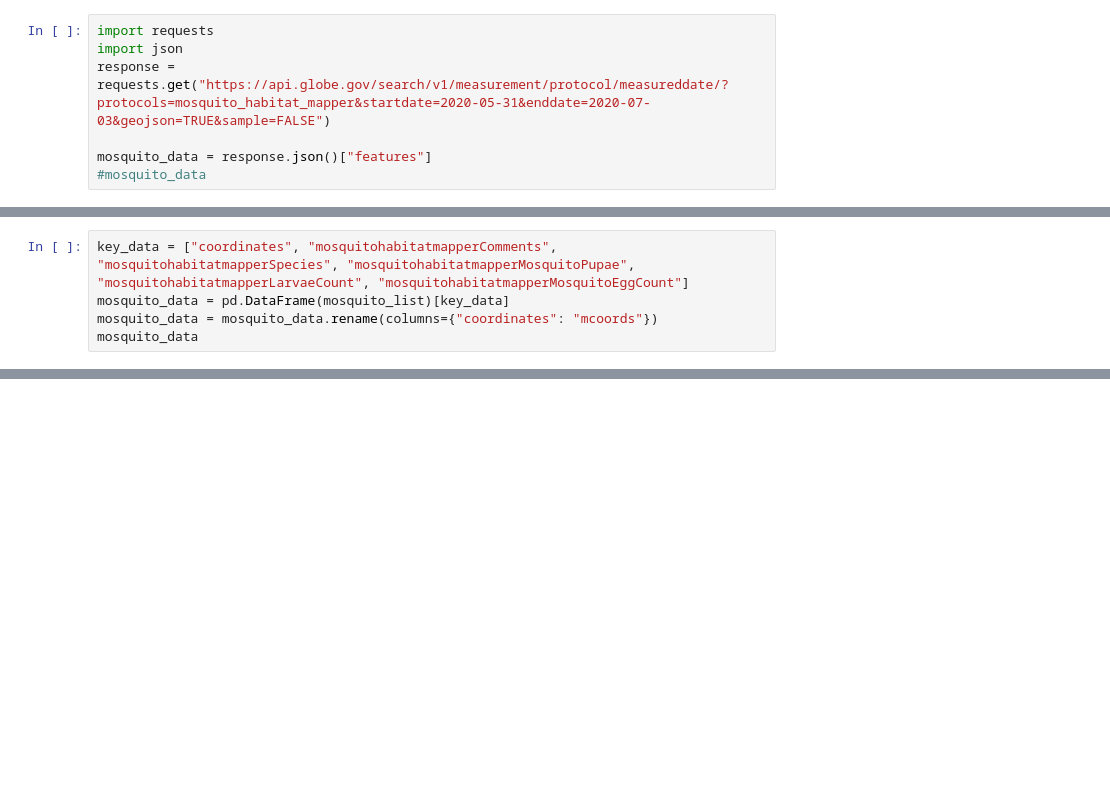
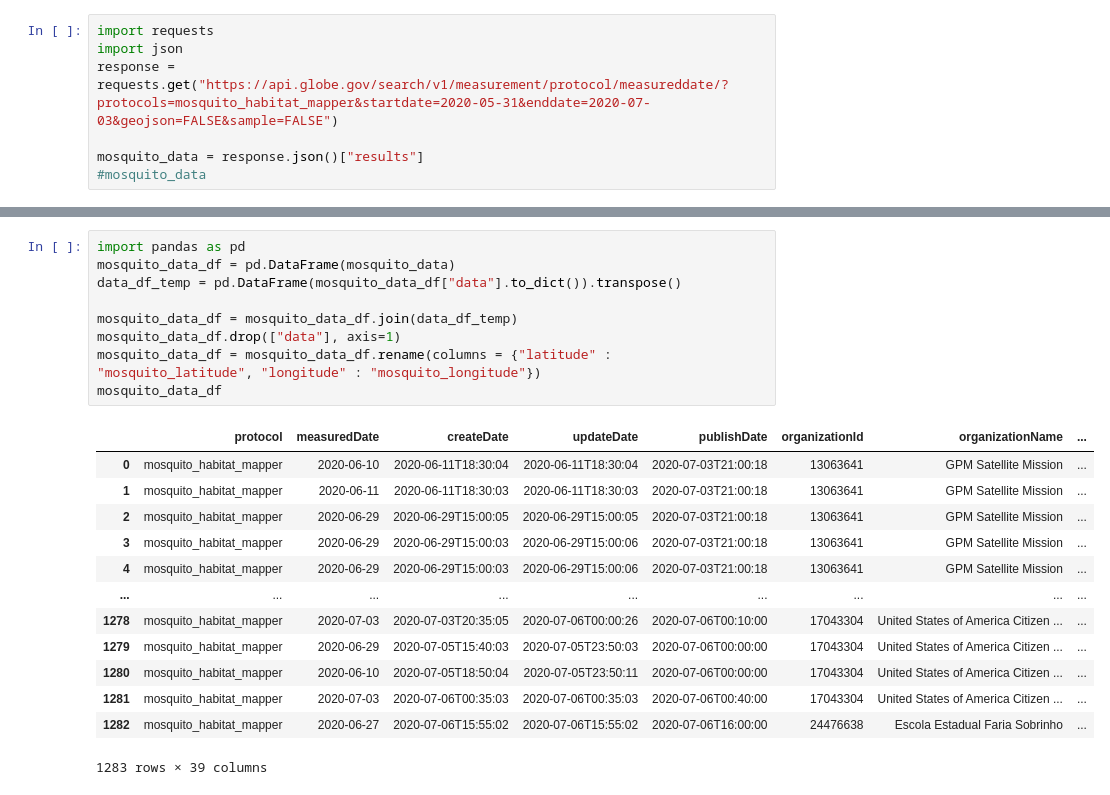
Before and after one commit to Piphi5/MosquitoAndLandcover, a Jupyter notebook: Testing Globe API.ipynb, the cells around one changed output, grey strips where cells are left out. Drawn from its saved outputs; the diff is of its cells as text; blank space fills up the shorter version.

```diff
--- a/Testing Globe API.ipynb
+++ b/Testing Globe API.ipynb
@@ -1,7 +1,7 @@
 # %%
 import requests
 import json
-response = requests.get("https://api.globe.gov/search/v1/measurement/protocol/measureddate/?protocols=mosquito_habitat_mapper&startdate=2020-05-31&enddate=2020-07-03&geojson=TRUE&sample=FALSE")
+response = requests.get("https://api.globe.gov/search/v1/measurement/protocol/measureddate/?protocols=mosquito_habitat_mapper&startdate=2020-05-31&enddate=2020-07-03&geojson=FALSE&sample=FALSE")
 
-mosquito_data = response.json()["features"]
+mosquito_data = response.json()["results"]
 #mosquito_data
@@ -16,5 +7,0 @@ for index, row in data_df_mosquito.iterrows():
-# %%
-key_data = ["coordinates", "mosquitohabitatmapperComments", "mosquitohabitatmapperSpecies", "mosquitohabitatmapperMosquitoPupae", "mosquitohabitatmapperLarvaeCount", "mosquitohabitatmapperMosquitoEggCount"]
-mosquito_data = pd.DataFrame(mosquito_list)[key_data]
-mosquito_data = mosquito_data.rename(columns={"coordinates": "mcoords"})
-mosquito_data
@@ -34,0 +8,23 @@ mosquito_data
+# %%
+import pandas as pd
+mosquito_data_df = pd.DataFrame(mosquito_data)
+data_df_temp = pd.DataFrame(mosquito_data_df["data"].to_dict()).transpose()
+
+mosquito_data_df = mosquito_data_df.join(data_df_temp)
+mosquito_data_df.drop(["data"], axis=1)
+mosquito_data_df = mosquito_data_df.rename(columns = {"latitude" : "mosquito_latitude", "longitude" : "mosquito_longitude"})
+mosquito_data_df
+# %% [output]
+|  | protocol | measuredDate | createDate | updateDate | publishDate | organizationId | organizationName | ... |
+| 0 | mosquito_habitat_mapper | 2020-06-10 | 2020-06-11T18:30:04 | 2020-06-11T18:30:04 | 2020-07-03T21:00:18 | 13063641 | GPM Satellite Mission | ... |
+| 1 | mosquito_habitat_mapper | 2020-06-11 | 2020-06-11T18:30:03 | 2020-06-11T18:30:03 | 2020-07-03T21:00:18 | 13063641 | GPM Satellite Mission | ... |
+| 2 | mosquito_habitat_mapper | 2020-06-29 | 2020-06-29T15:00:05 | 2020-06-29T15:00:05 | 2020-07-03T21:00:18 | 13063641 | GPM Satellite Mission | ... |
+| 3 | mosquito_habitat_mapper | 2020-06-29 | 2020-06-29T15:00:03 | 2020-06-29T15:00:06 | 2020-07-03T21:00:18 | 13063641 | GPM Satellite Mission | ... |
+| 4 | mosquito_habitat_mapper | 2020-06-29 | 2020-06-29T15:00:03 | 2020-06-29T15:00:06 | 2020-07-03T21:00:18 | 13063641 | GPM Satellite Mission | ... |
+| ... | ... | ... | ... | ... | ... | ... | ... | ... |
+| 1278 | mosquito_habitat_mapper | 2020-07-03 | 2020-07-03T20:35:05 | 2020-07-06T00:00:26 | 2020-07-06T00:10:00 | 17043304 | United States of America Citizen ... | ... |
+| 1279 | mosquito_habitat_mapper | 2020-06-29 | 2020-07-05T15:40:03 | 2020-07-05T23:50:03 | 2020-07-06T00:00:00 | 17043304 | United States of America Citizen ... | ... |
+| 1280 | mosquito_habitat_mapper | 2020-06-10 | 2020-07-05T18:50:04 | 2020-07-05T23:50:11 | 2020-07-06T00:00:00 | 17043304 | United States of America Citizen ... | ... |
+| 1281 | mosquito_habitat_mapper | 2020-07-03 | 2020-07-06T00:35:03 | 2020-07-06T00:35:03 | 2020-07-06T00:40:00 | 17043304 | United States of America Citizen ... | ... |
+| 1282 | mosquito_habitat_mapper | 2020-06-27 | 2020-07-06T15:55:02 | 2020-07-06T15:55:02 | 2020-07-06T16:00:00 | 24476638 | Escola Estadual Faria Sobrinho | ... |
+1283 rows × 39 columns
```
Also changed, not shown: parts of 16 cells of this notebook.
